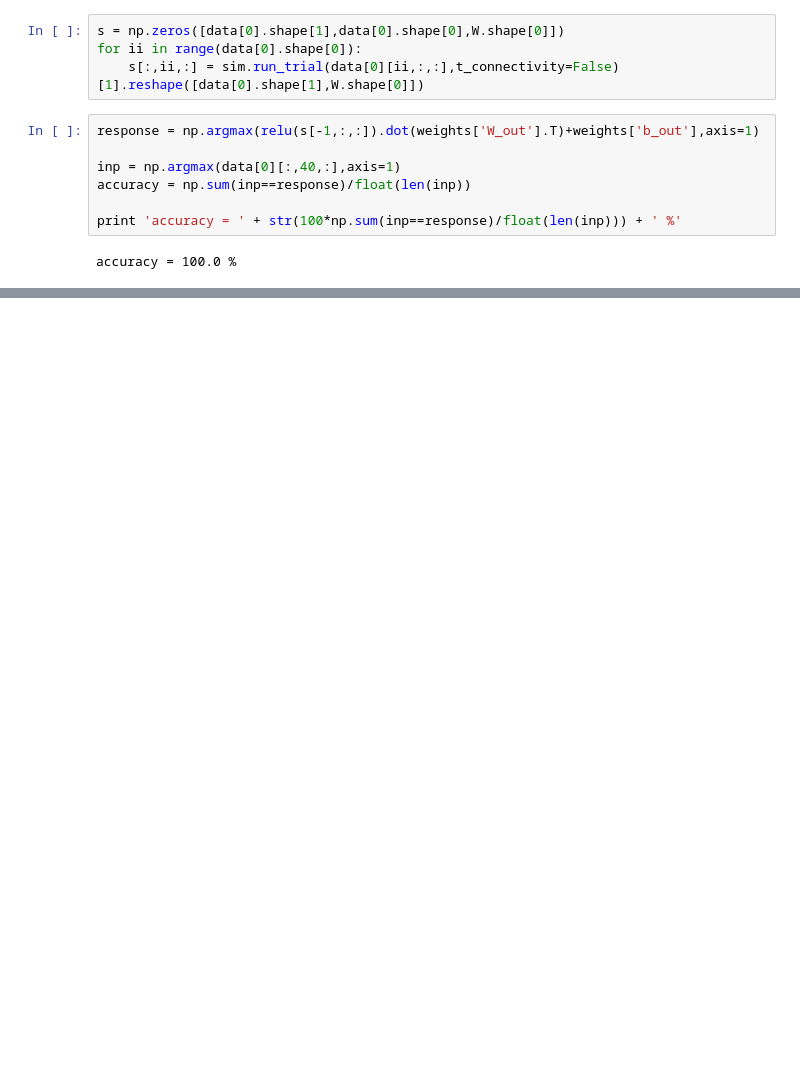
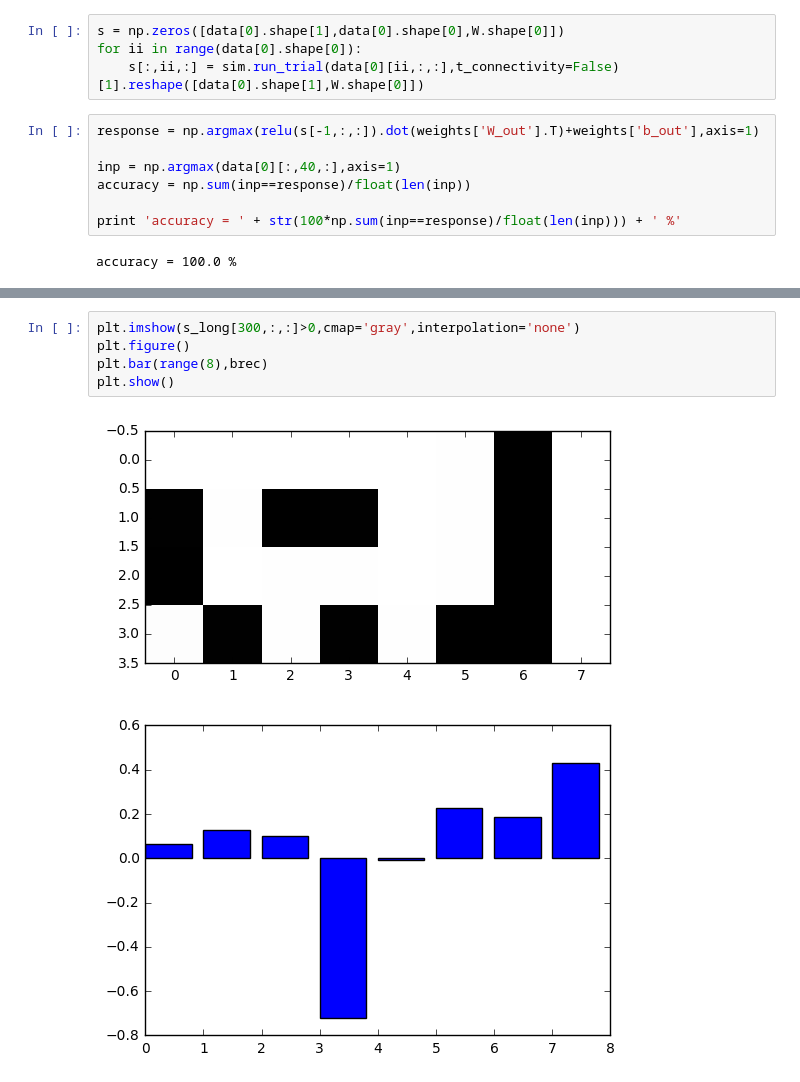
Before and after one commit to davidbrandfonbrener/sisyphus2, a Jupyter notebook: notebooks/fixed_point_task_analysis.ipynb, the cells around one changed output, grey strips where cells are left out. Saved outputs shown, nothing was run; the diff lists cells and outputs as text; blank space fills up the shorter version.

```diff
--- a/notebooks/fixed_point_task_analysis.ipynb
+++ b/notebooks/fixed_point_task_analysis.ipynb
@@ -442,0 +472,8 @@ plt.show()
+# %%
+plt.imshow(s_long[300,:,:]>0,cmap='gray',interpolation='none')
+plt.figure()
+plt.bar(range(8),brec)
+plt.show()
+# %% [output]
+[figure, added]
+[figure, added]
```
Also changed, not shown: parts of 21 cells of this notebook, 1 other file.
